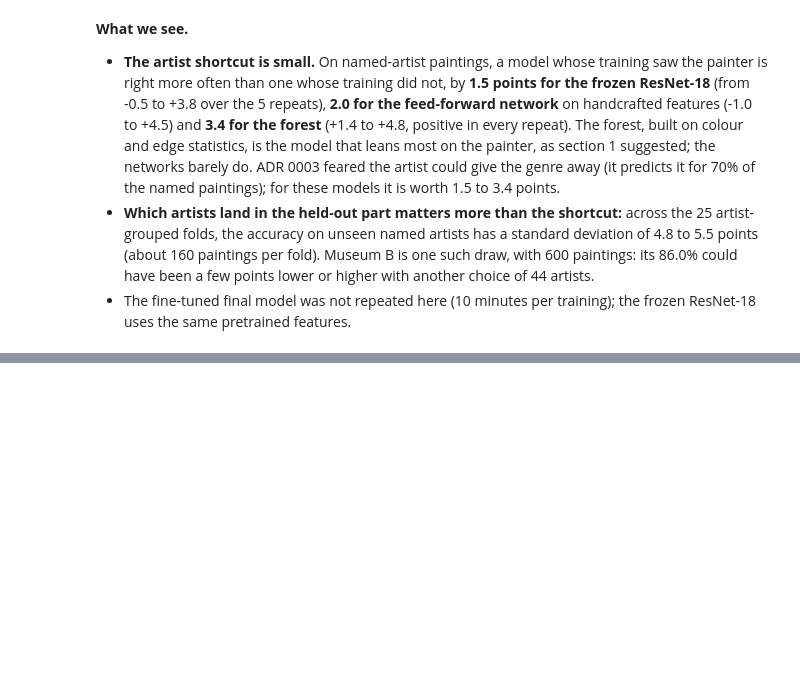
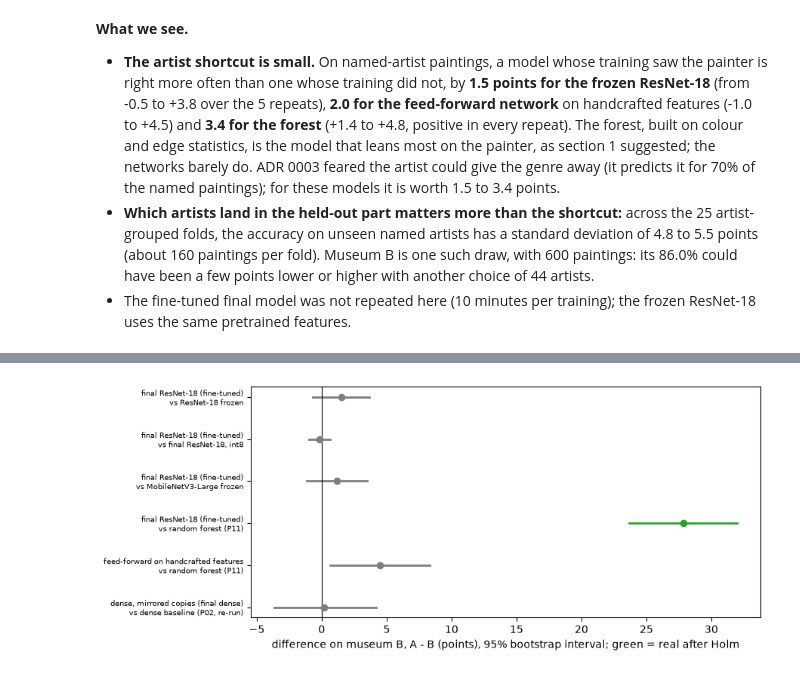
Before and after one commit to Xenodion/deep-learning-project-waerniers-lamy, a Jupyter notebook: src/deep_learning_project_waerniers_lamy_mahieddine/vision/P18_evaluation_rigour.ipynb, the cells around one changed output, grey strips where cells are left out. Drawn from its saved outputs; the diff is of its cells as text; code cells hidden in the pictures; blank space fills up the shorter version.

```diff
--- a/src/deep_learning_project_waerniers_lamy_mahieddine/vision/P18_evaluation_rigour.ipynb
+++ b/src/deep_learning_project_waerniers_lamy_mahieddine/vision/P18_evaluation_rigour.ipynb
@@ -225,0 +284,16 @@ written: results/grouped_cv.csv
+# %%
+fig, ax = plt.subplots(figsize=(9, 3.8))
+labels = [f"{a}\nvs {b}" for a, b in zip(tests["A"], tests["B"])]
+for i, row in tests.iterrows():
+    color = "tab:green" if row["real at 5%"] else "tab:grey"
+    ax.plot([row["95% low"], row["95% high"]], [i, i], color=color, linewidth=2)
+    ax.scatter(row["A - B (points)"], i, color=color, zorder=3)
+ax.axvline(0, color="black", linewidth=0.8)
+ax.set_yticks(range(len(tests)))
+ax.set_yticklabels(labels, fontsize=7)
+ax.invert_yaxis()
+ax.set_xlabel("difference on museum B, A - B (points), 95% bootstrap interval; green = real after Holm")
+plt.tight_layout()
+plt.show()
+# %% [output]
+[figure, added]
```
Also changed, not shown: parts of 5 cells of this notebook, 1 other file.
